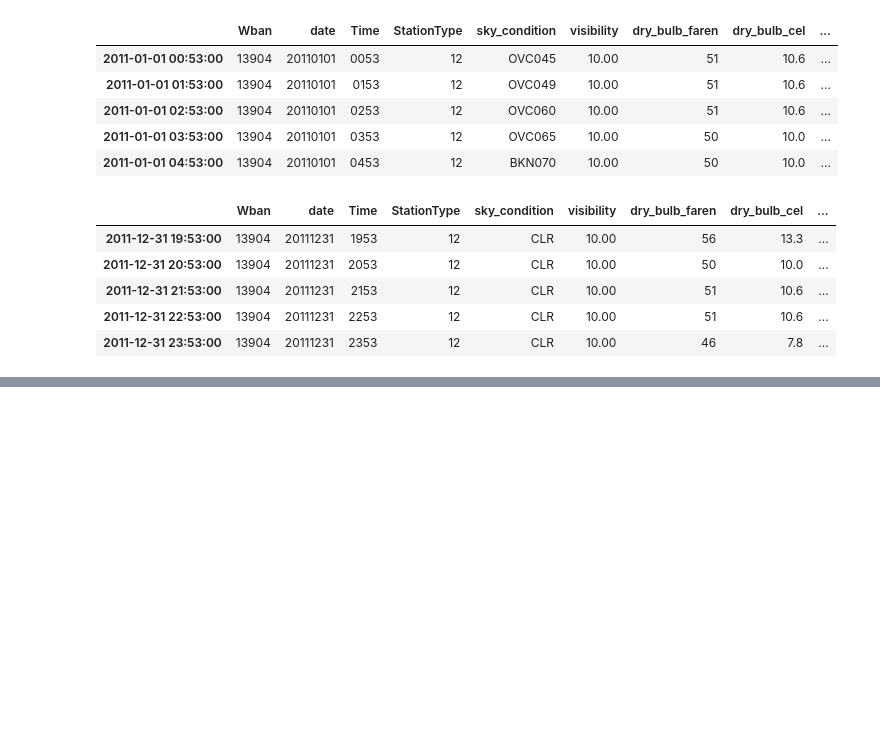
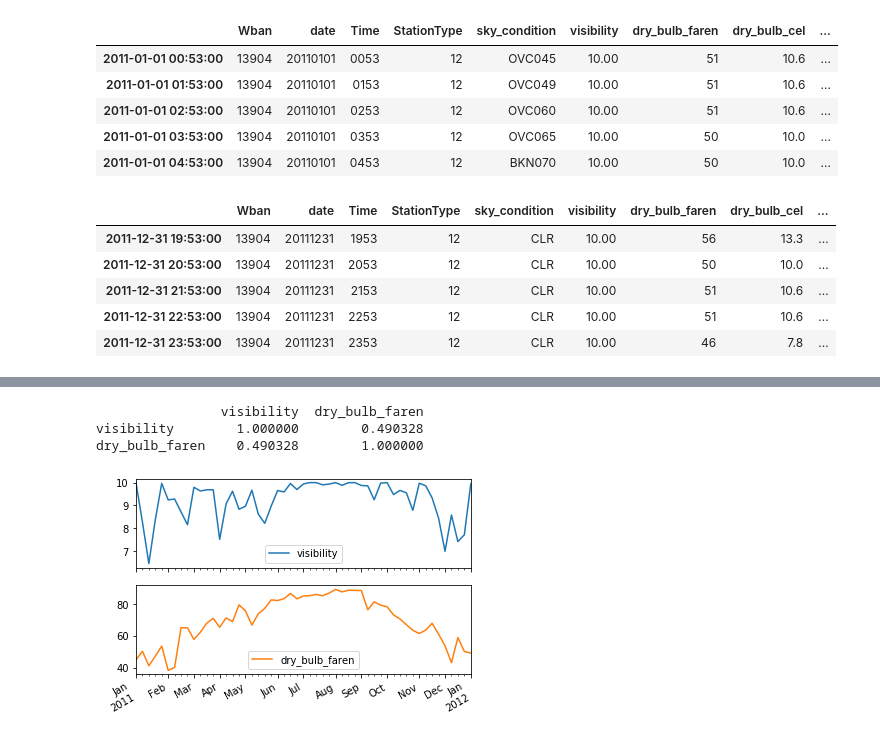
Before and after one commit to SurajKande/python-pandas, a Jupyter notebook: time_series_case_study_austin_weather.ipynb, the cells around one changed output, grey strips where cells are left out. Saved outputs shown, nothing was run; the diff lists cells and outputs as text; code cells hidden in the pictures; blank space fills up the shorter version.

```diff
--- a/time_series_case_study_austin_weather.ipynb
+++ b/time_series_case_study_austin_weather.ipynb
@@ -307,0 +561,6 @@ data_frame_2011.tail()
+# %%
+data_frame_2011['visibility'] = data_frame_2011['visibility'].astype(str)             #converting the visibility to str
+# %%
+data_frame_2011['visibility'] = pd.to_numeric(data_frame_2011['visibility'], errors='coerce')          #converting the visibility to int
+# %%
+data_frame_2011['visibility'] = data_frame_2011['visibility'].astype(float)                 #converting the visibility to float
@@ -307,0 +606,2 @@ data_frame_2011.tail()
+# %%
+weekly_mean_2011 = data_frame_2011[['visibility', 'dry_bulb_faren']].resample('W').mean()
@@ -307,0 +617,11 @@ data_frame_2011.tail()
+# %%
+print(weekly_mean_2011.corr())
+# %% [output]
+                visibility  dry_bulb_faren
+visibility        1.000000        0.490328
+dry_bulb_faren    0.490328        1.000000
+# %%
+weekly_mean_2011.plot(subplots = True)
+plt.show()
+# %% [output]
+[figure, added]
```
Also changed, not shown: parts of 52 cells of this notebook.
